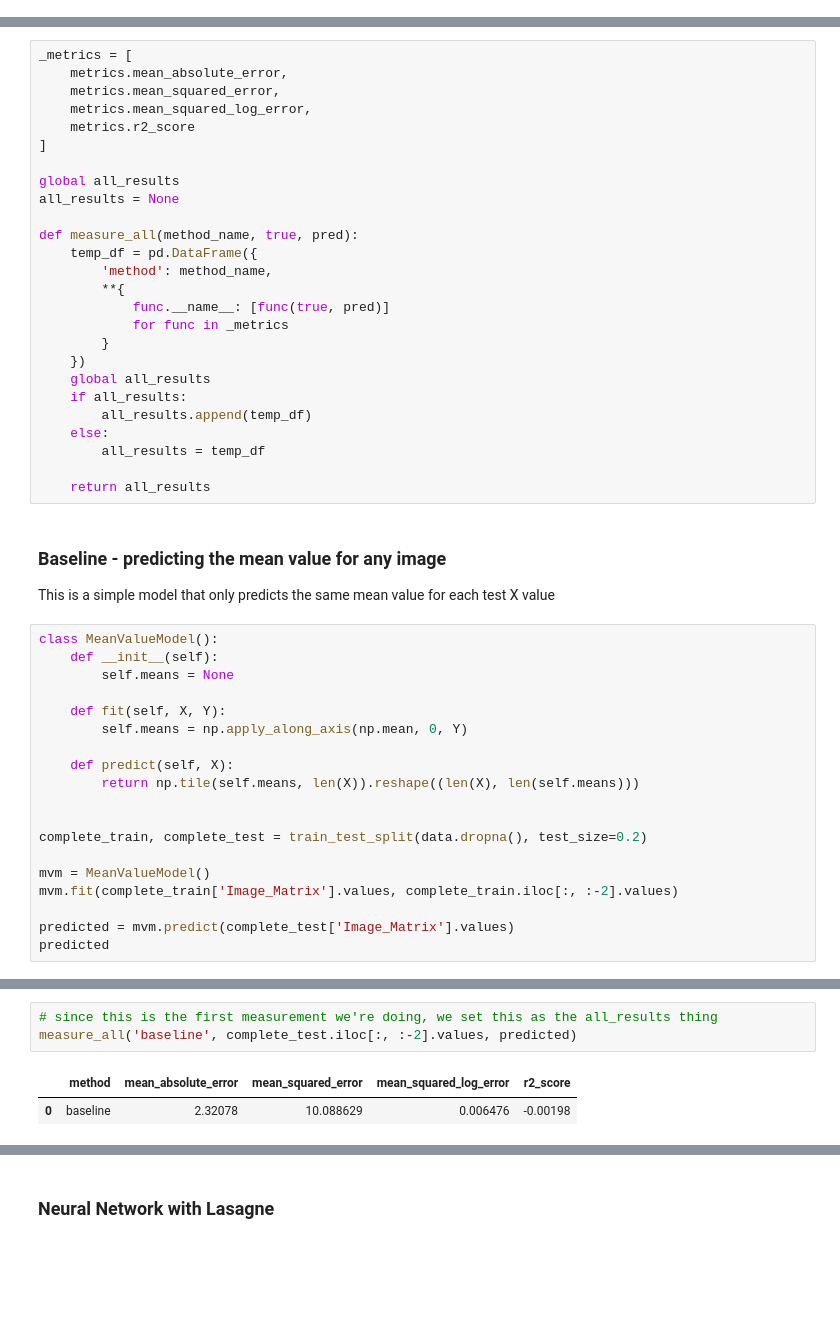
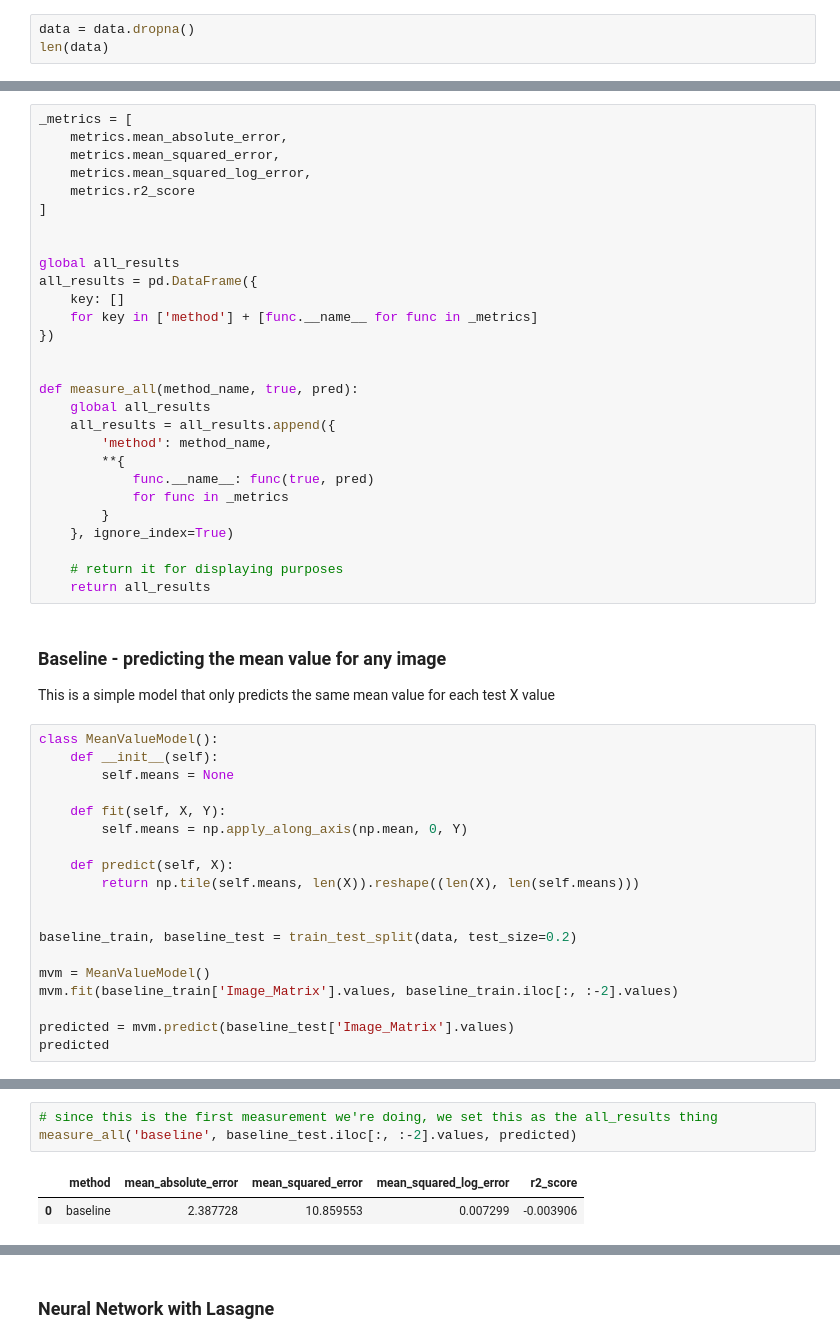
Before and after one commit to jamieandre/w207-f18-final-project, a Jupyter notebook: Final_Project_Draft.ipynb, the cells around one changed output, grey strips where cells are left out. Saved outputs shown, nothing was run; the diff lists cells and outputs as text; blank space fills up the shorter version.

```diff
--- a/Final_Project_Draft.ipynb
+++ b/Final_Project_Draft.ipynb
@@ -312,0 +335,3 @@ plot_image_and_points(axes[1], data['Image_Matrix'][1316], data.iloc[:, :-2].mea
+# %%
+data = data.dropna()
+len(data)
@@ -326,23 +364,25 @@ _metrics = [
     metrics.r2_score
 ]
 
+
 global all_results
-all_results = None
+all_results = pd.DataFrame({
+    key: []
+    for key in ['method'] + [func.__name__ for func in _metrics]
+})
+
 
 def measure_all(method_name, true, pred):
-    temp_df = pd.DataFrame({
+    global all_results
+    all_results = all_results.append({
         'method': method_name,
         **{
-            func.__name__: [func(true, pred)]
+            func.__name__: func(true, pred)
             for func in _metrics
         }
-    })
-    global all_results
-    if all_results:
-        all_results.append(temp_df)
-    else:
-        all_results = temp_df
+    }, ignore_index=True)
 
+    # return it for displaying purposes
     return all_results
 # %% [markdown]
 ### Baseline - predicting the mean value for any image
@@ -360,11 +400,11 @@ class MeanValueModel():
         return np.tile(self.means, len(X)).reshape((len(X), len(self.means)))
 
 
-complete_train, complete_test = train_test_split(data.dropna(), test_size=0.2)
+baseline_train, baseline_test = train_test_split(data, test_size=0.2)
 
 mvm = MeanValueModel()
-mvm.fit(complete_train['Image_Matrix'].values, complete_train.iloc[:, :-2].values)
+mvm.fit(baseline_train['Image_Matrix'].values, baseline_train.iloc[:, :-2].values)
 
-predicted = mvm.predict(complete_test['Image_Matrix'].values)
+predicted = mvm.predict(baseline_test['Image_Matrix'].values)
 predicted
 # %% [output]
@@ -384,6 +424,6 @@ array([[66.21938828, 36.83837871, 29.64450678, ..., 72.73411098,
 # %%
 # since this is the first measurement we're doing, we set this as the all_results thing
-measure_all('baseline', complete_test.iloc[:, :-2].values, predicted)
+measure_all('baseline', baseline_test.iloc[:, :-2].values, predicted)
 # %% [output]
 |  | method | mean_absolute_error | mean_squared_error | mean_squared_log_error | r2_score |
-| 0 | baseline | 2.32078 | 10.088629 | 0.006476 | -0.00198 |
+| 0 | baseline | 2.387728 | 10.859553 | 0.007299 | -0.003906 |
```
Also changed, not shown: parts of 48 cells of this notebook.
